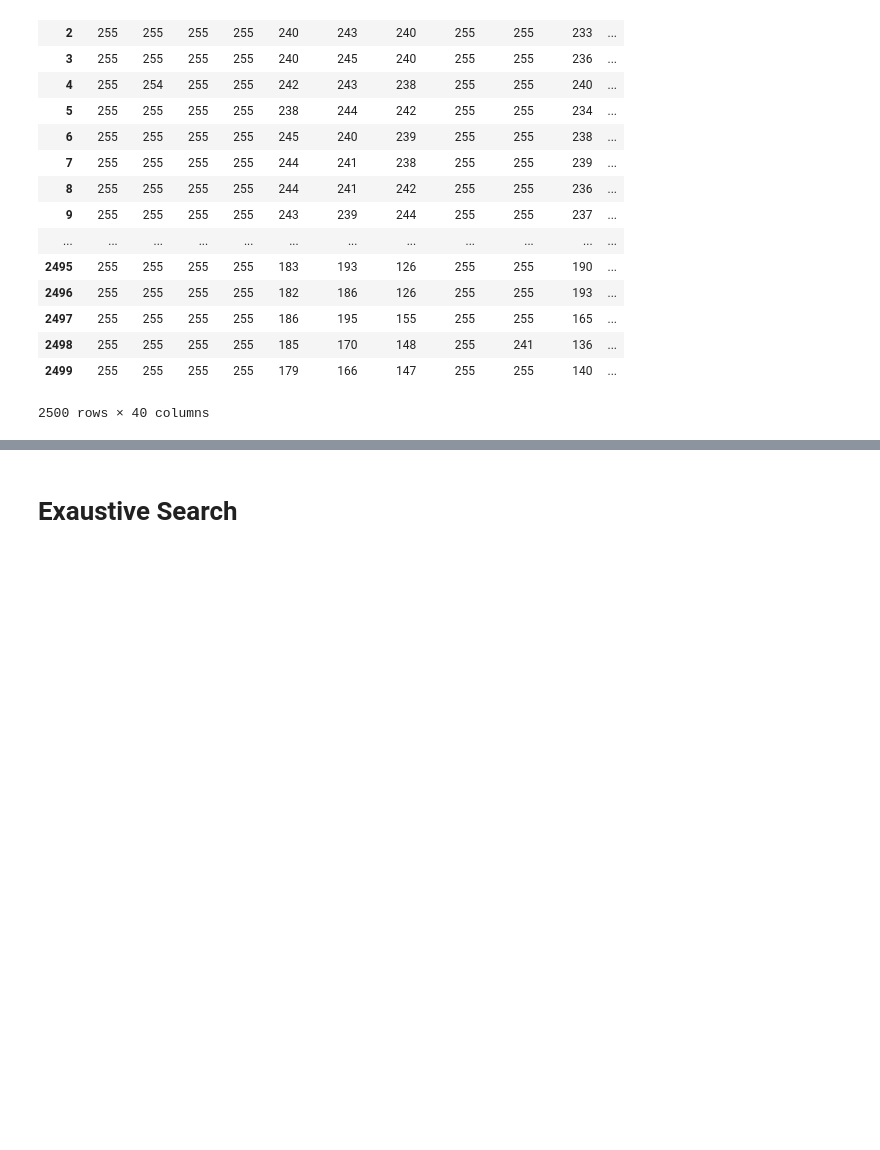
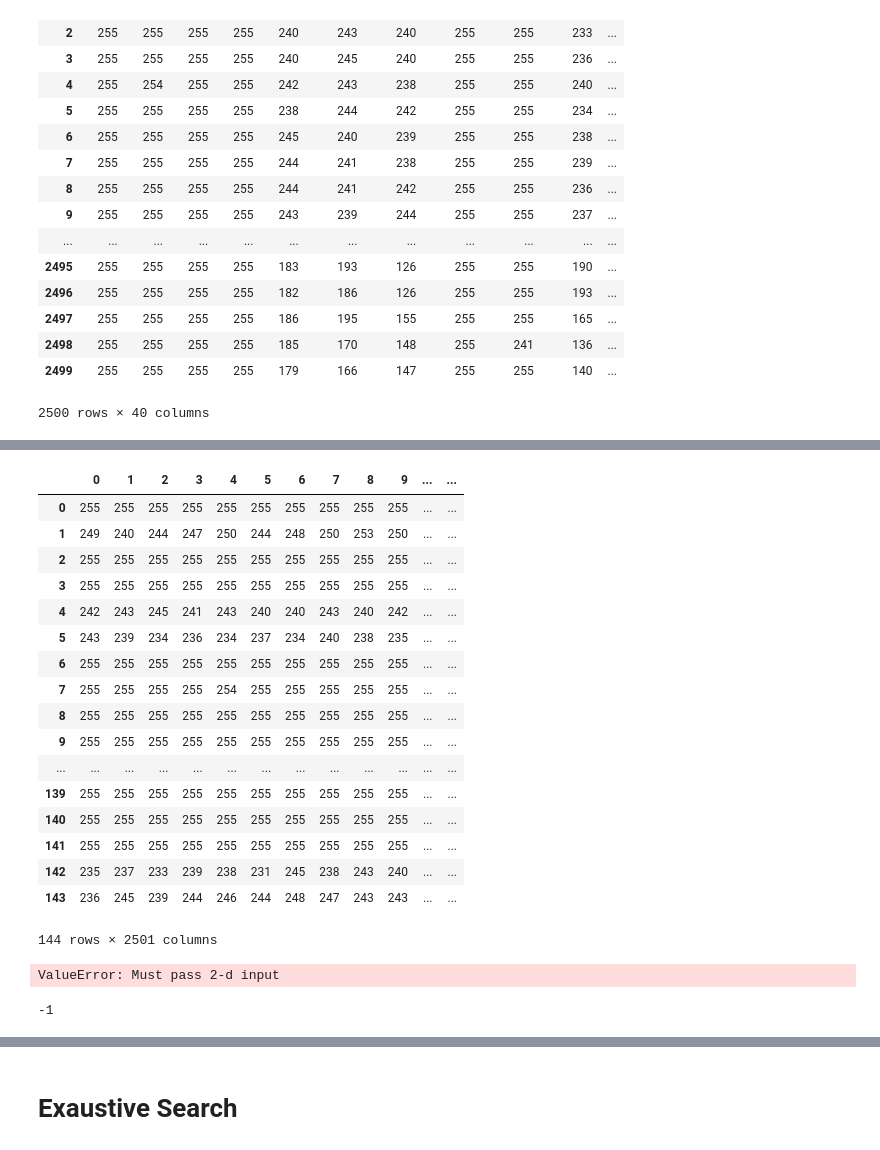
Before and after one commit to amsborse/Face-Recognition, a Jupyter notebook: L1 - PCA Face Recognition.ipynb, the cells around one changed output, grey strips where cells are left out. Saved outputs shown, nothing was run; the diff lists cells and outputs as text; code cells hidden in the pictures; blank space fills up the shorter version.

```diff
--- a/L1 - PCA Face Recognition.ipynb
+++ b/L1 - PCA Face Recognition.ipynb
@@ -156,6 +165,12 @@ def read_aberdeen_dataset():
     #         plt.show()
     print()
     return dataset
+# %%
+def resize_images(dataset,image_height,image_width):
+    for class_c in dataset:
+        for i in range(len(dataset[class_c])):
+            dataset[class_c][i] =  cv2.resize(dataset[class_c][i], (image_height,image_width))
+    return dataset
 # %%
 len(d['lisa'][0])
 # %% [output]
@@ -532,3 +531,15 @@ trevor 12
+# %%
+def create_test_set_hog(dataset):
+    temp = []
+    for class_c in dataset:
+        for image_i in dataset[class_c]:
+            image_vector = []
+            for heightDimension in image_i:
+                for widthDimension in heightDimension:
+                    image_vector.append(widthDimension)
+            image_vector.append(class_c)
+            temp.append(image_vector[:])
+    return temp
 # %%
 
 for i in ddtest:
@@ -1258,0 +1329,4 @@ Accuracy : 100.0         Error : 0.0
+# %%
+dataset = read_aberdeen_dataset()
+dataset = resize_images(dataset,50,50)
+dataset = create_test_set_hog(dataset)
@@ -1258,0 +1353,27 @@ Accuracy : 100.0         Error : 0.0
+# %%
+df = pd.DataFrame(dataset)
+# %%
+df
+# %% [output]
+|  | 0 | 1 | 2 | 3 | 4 | 5 | 6 | 7 | 8 | 9 | ... | ... |
+| 0 | 255 | 255 | 255 | 255 | 255 | 255 | 255 | 255 | 255 | 255 | ... | ... |
+| 1 | 249 | 240 | 244 | 247 | 250 | 244 | 248 | 250 | 253 | 250 | ... | ... |
+| 2 | 255 | 255 | 255 | 255 | 255 | 255 | 255 | 255 | 255 | 255 | ... | ... |
+| 3 | 255 | 255 | 255 | 255 | 255 | 255 | 255 | 255 | 255 | 255 | ... | ... |
+| 4 | 242 | 243 | 245 | 241 | 243 | 240 | 240 | 243 | 240 | 242 | ... | ... |
+| 5 | 243 | 239 | 234 | 236 | 234 | 237 | 234 | 240 | 238 | 235 | ... | ... |
+| 6 | 255 | 255 | 255 | 255 | 255 | 255 | 255 | 255 | 255 | 255 | ... | ... |
+| 7 | 255 | 255 | 255 | 255 | 254 | 255 | 255 | 255 | 255 | 255 | ... | ... |
+| 8 | 255 | 255 | 255 | 255 | 255 | 255 | 255 | 255 | 255 | 255 | ... | ... |
+| 9 | 255 | 255 | 255 | 255 | 255 | 255 | 255 | 255 | 255 | 255 | ... | ... |
+| ... | ... | ... | ... | ... | ... | ... | ... | ... | ... | ... | ... | ... |
+| 139 | 255 | 255 | 255 | 255 | 255 | 255 | 255 | 255 | 255 | 255 | ... | ... |
+| 140 | 255 | 255 | 255 | 255 | 255 | 255 | 255 | 255 | 255 | 255 | ... | ... |
+| 141 | 255 | 255 | 255 | 255 | 255 | 255 | 255 | 255 | 255 | 255 | ... | ... |
+| 142 | 235 | 237 | 233 | 239 | 238 | 231 | 245 | 238 | 243 | 240 | ... | ... |
+| 143 | 236 | 245 | 239 | 244 | 246 | 244 | 248 | 247 | 243 | 243 | ... | ... |
+144 rows × 2501 columns
+# %%
+df = pd.DataFrame(dataset)
+# %% [output]
+ValueError: Must pass 2-d input
@@ -1258,0 +1399,12 @@ Accuracy : 100.0         Error : 0.0
+# %%
+
+img = cv2.UMat(cv2.imread("test.jpg", cv2.IMREAD_COLOR))
+imgUMat = cv2.UMat(img)
+gray = cv2.cvtColor(imgUMat, cv2.COLOR_BGR2GRAY)
+gray = cv2.GaussianBlur(gray, (7, 7), 1.5)
+gray = cv2.Canny(gray, 0, 50)
+
+cv2.imshow("edges", imgUMat)
+cv2.waitKey()
+# %% [output]
+-1
```
Also changed, not shown: parts of 52 cells of this notebook.
